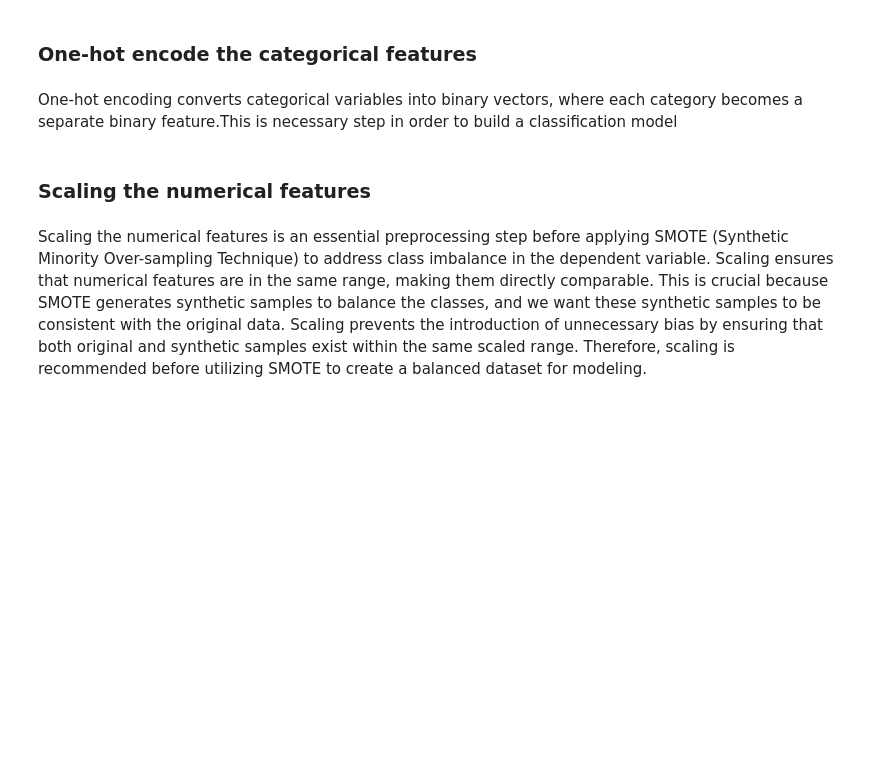
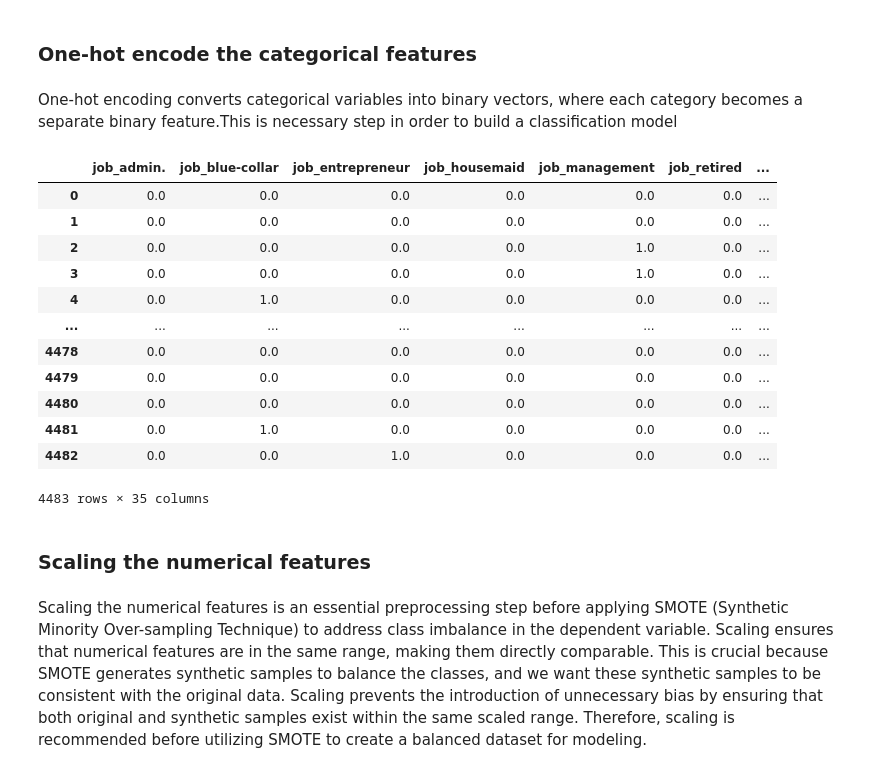
Before and after one commit to marwa9975/CUSTOMER_PURCHASE_PREDICTION, a Jupyter notebook: notebook.ipynb, the cells around one changed output. Cells and saved outputs as stored; diff of their text form; code cells hidden in the pictures; blank space fills up the shorter version.

```diff
--- a/notebook.ipynb
+++ b/notebook.ipynb
@@ -493,3 +485,30 @@ X_encoded = encoder.fit_transform(X)
+# %%
+# Onehotencode
+ohe = OneHotEncoder(sparse=False)
+X_categorical_encoded = ohe.fit_transform(X[categorical_columns])
+# Retrieve feature names for the encoded columns
+feature_names = []
+for i, col in enumerate(categorical_columns):
+    categories = ohe.categories_[i]
+    for category in categories:
+        feature_names.append(f"{col}_{category}")
+# Create a DataFrame for the encoded features
+X_categorical_encoded_df = pd.DataFrame(X_categorical_encoded, columns=feature_names)
+X_categorical_encoded_df
+# %% [output]
+|  | job_admin. | job_blue-collar | job_entrepreneur | job_housemaid | job_management | job_retired | ... |
+| 0 | 0.0 | 0.0 | 0.0 | 0.0 | 0.0 | 0.0 | ... |
+| 1 | 0.0 | 0.0 | 0.0 | 0.0 | 0.0 | 0.0 | ... |
+| 2 | 0.0 | 0.0 | 0.0 | 0.0 | 1.0 | 0.0 | ... |
+| 3 | 0.0 | 0.0 | 0.0 | 0.0 | 1.0 | 0.0 | ... |
+| 4 | 0.0 | 1.0 | 0.0 | 0.0 | 0.0 | 0.0 | ... |
+| ... | ... | ... | ... | ... | ... | ... | ... |
+| 4478 | 0.0 | 0.0 | 0.0 | 0.0 | 0.0 | 0.0 | ... |
+| 4479 | 0.0 | 0.0 | 0.0 | 0.0 | 0.0 | 0.0 | ... |
+| 4480 | 0.0 | 0.0 | 0.0 | 0.0 | 0.0 | 0.0 | ... |
+| 4481 | 0.0 | 1.0 | 0.0 | 0.0 | 0.0 | 0.0 | ... |
+| 4482 | 0.0 | 0.0 | 1.0 | 0.0 | 0.0 | 0.0 | ... |
+4483 rows × 35 columns
 # %% [markdown]
 ### Scaling the numerical features
 # %% [markdown]
```
Also changed, not shown: parts of 21 cells of this notebook.
